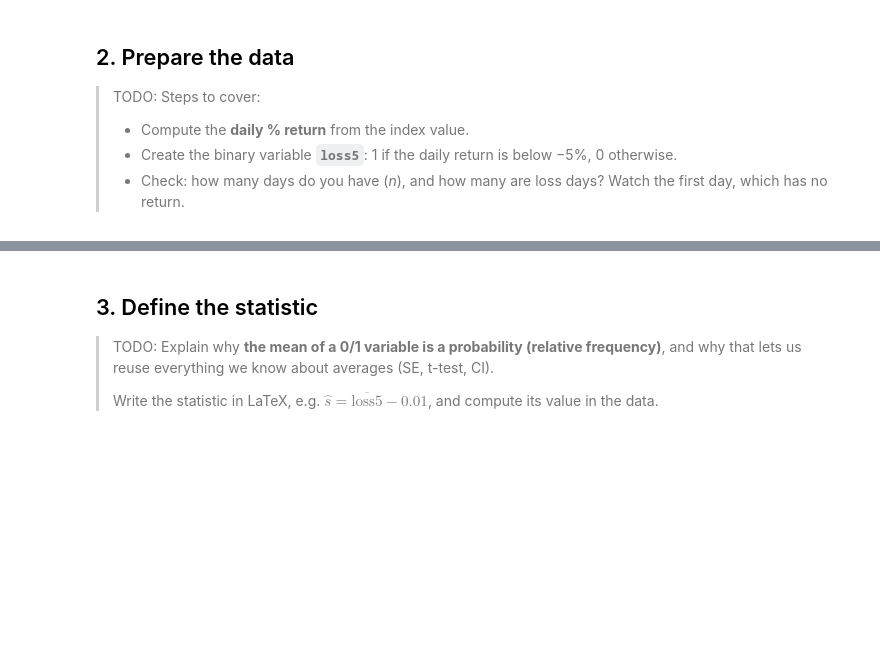
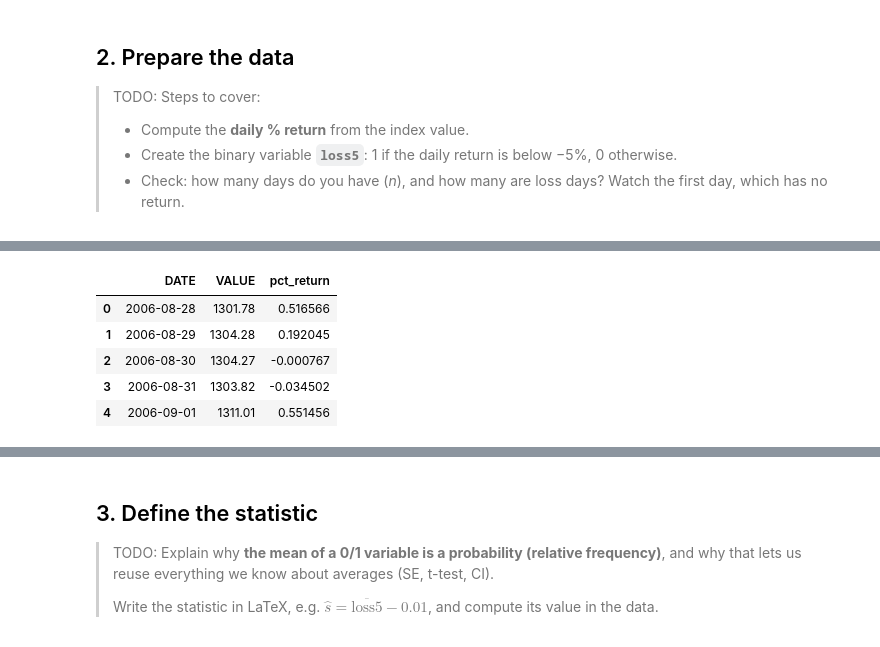
Before and after one commit to felipesebben/bk_data_analysis_studies, a Jupyter notebook: chapters/ch06-testing_hypotheses/case_studies/stock_market_loss_test/ch06-stock_market_loss_test.ipynb, the cells around one changed output, grey strips where cells are left out. Cells and saved outputs as stored; diff of their text form; code cells hidden in the pictures; blank space fills up the shorter version.

```diff
--- a/chapters/ch06-testing_hypotheses/case_studies/stock_market_loss_test/ch06-stock_market_loss_test.ipynb
+++ b/chapters/ch06-testing_hypotheses/case_studies/stock_market_loss_test/ch06-stock_market_loss_test.ipynb
@@ -41 +61,12 @@ from bkda.helpers import *
+# %%
+# Drop NaN
+sp500 = sp500.dropna().reset_index(drop=True)
+sp500.head()
+# %% [output]
+|  | DATE | VALUE | pct_return |
+| 0 | 2006-08-28 | 1301.78 | 0.516566 |
+| 1 | 2006-08-29 | 1304.28 | 0.192045 |
+| 2 | 2006-08-30 | 1304.27 | -0.000767 |
+| 3 | 2006-08-31 | 1303.82 | -0.034502 |
+| 4 | 2006-09-01 | 1311.01 | 0.551456 |
 # %%
```
Also changed, not shown: parts of 29 cells of this notebook.
